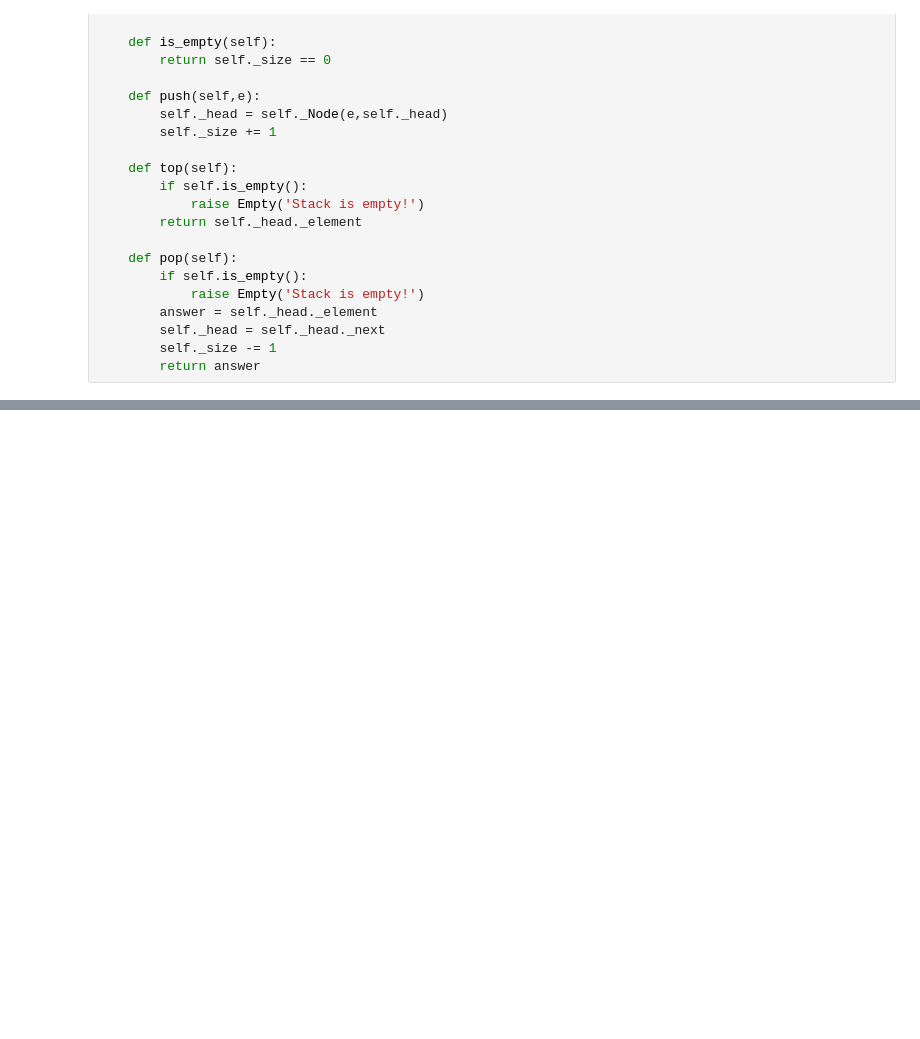
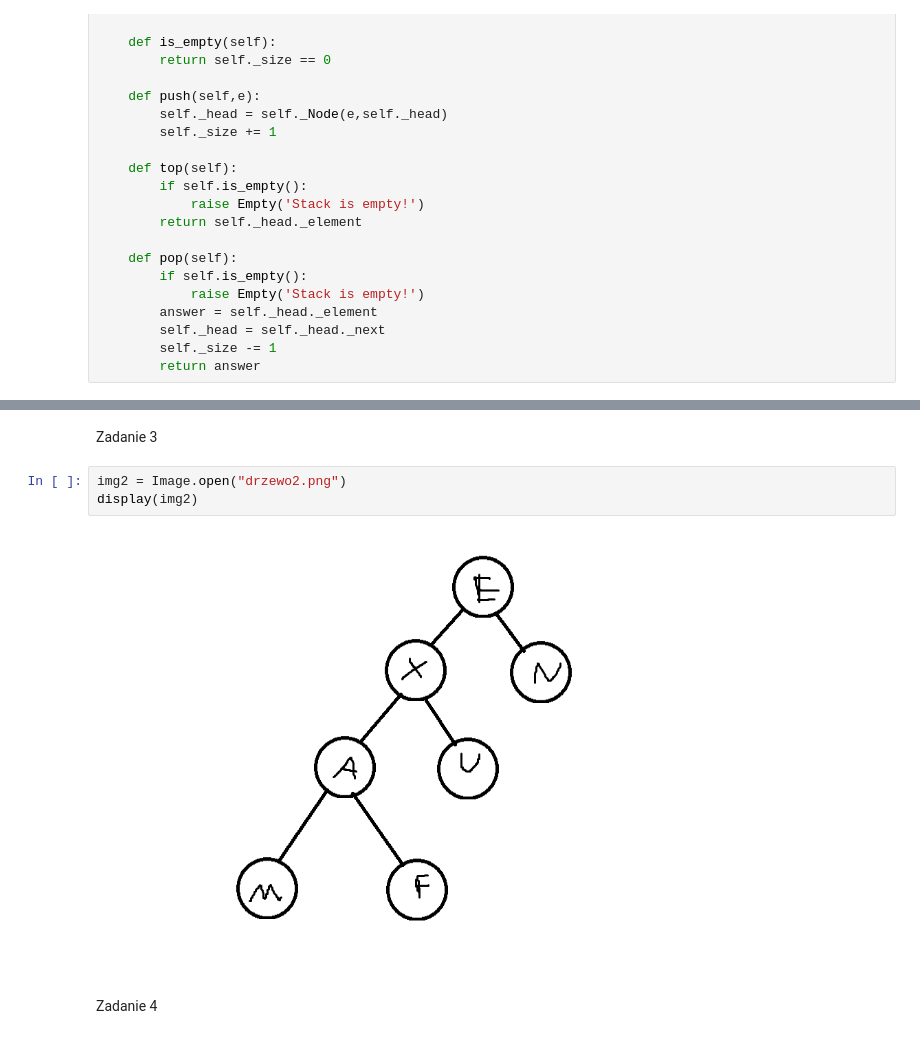
Before and after one commit to rafglo/AiSD, a Jupyter notebook: lista4/lista4.ipynb, the cells around one changed output, grey strips where cells are left out. Drawn from its saved outputs; the diff is of its cells as text; blank space fills up the shorter version.

```diff
--- a/lista4/lista4.ipynb
+++ b/lista4/lista4.ipynb
@@ -99,0 +116,9 @@ plt.show()
+# %% [markdown]
+Zadanie 3
+# %%
+img2 = Image.open("drzewo2.png")
+display(img2)
+# %% [output]
+[figure, added]
+# %% [markdown]
+Zadanie 4
```
Also changed, not shown: parts of 10 cells of this notebook, 5 other files.
